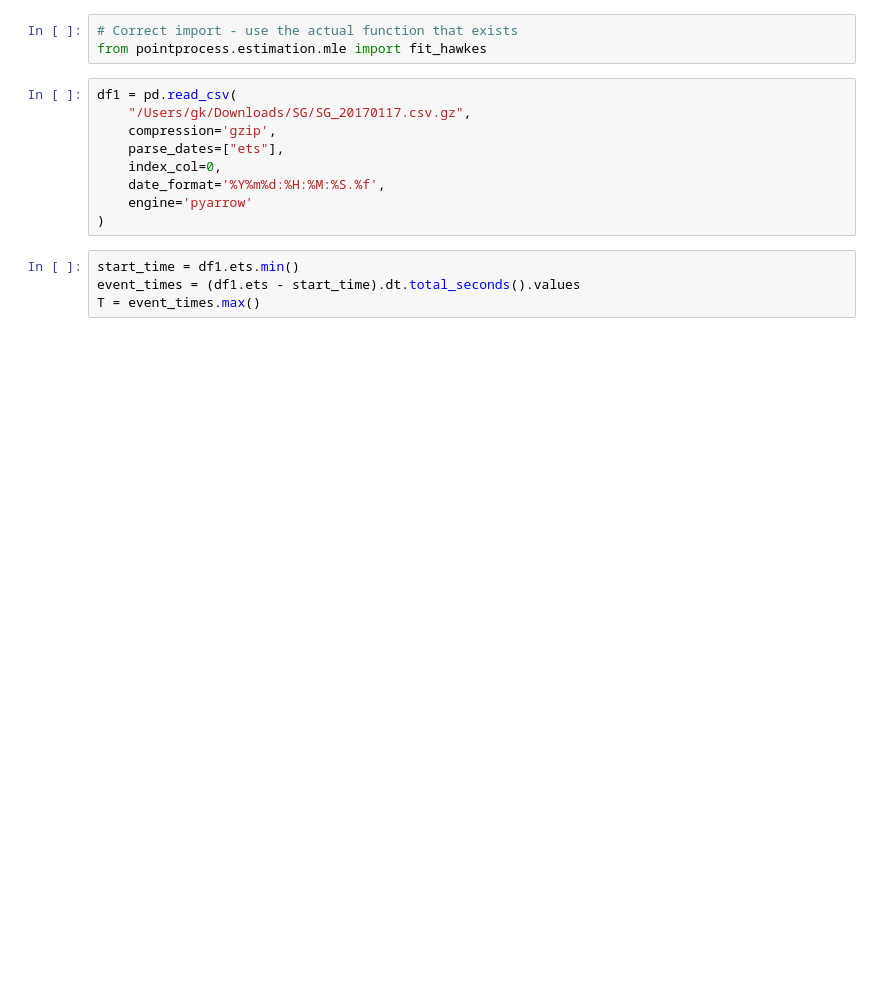
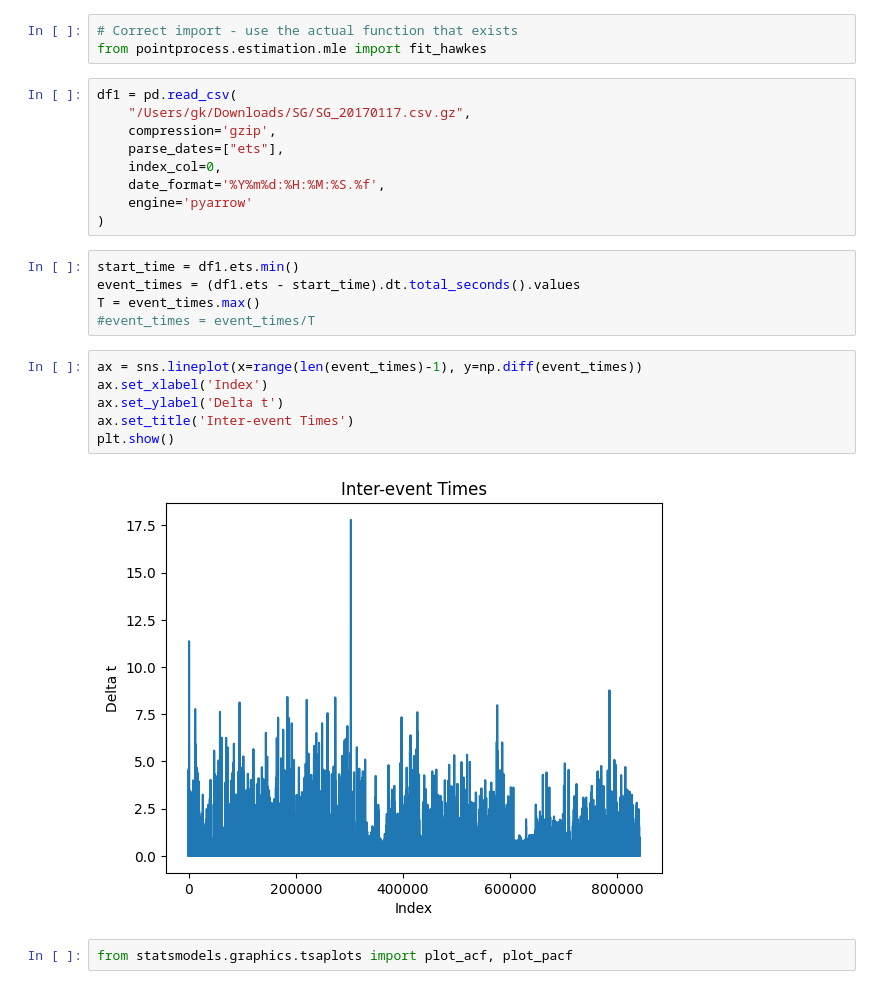
Before and after one commit to PhantomRolls/Non-stationary-point-process, a Jupyter notebook: results/expl.ipynb, the cells around one changed output. Saved outputs shown, nothing was run; the diff lists cells and outputs as text; blank space fills up the shorter version.

```diff
--- a/results/expl.ipynb
+++ b/results/expl.ipynb
@@ -22,3 +24,14 @@ df1 = pd.read_csv(
 start_time = df1.ets.min()
 event_times = (df1.ets - start_time).dt.total_seconds().values
 T = event_times.max()
+#event_times = event_times/T
+# %%
+ax = sns.lineplot(x=range(len(event_times)-1), y=np.diff(event_times))
+ax.set_xlabel('Index')
+ax.set_ylabel('Delta t')
+ax.set_title('Inter-event Times')
+plt.show()
+# %% [output]
+[figure, added]
+# %%
+from statsmodels.graphics.tsaplots import plot_acf, plot_pacf
```
Also changed, not shown: parts of 16 cells of this notebook.
